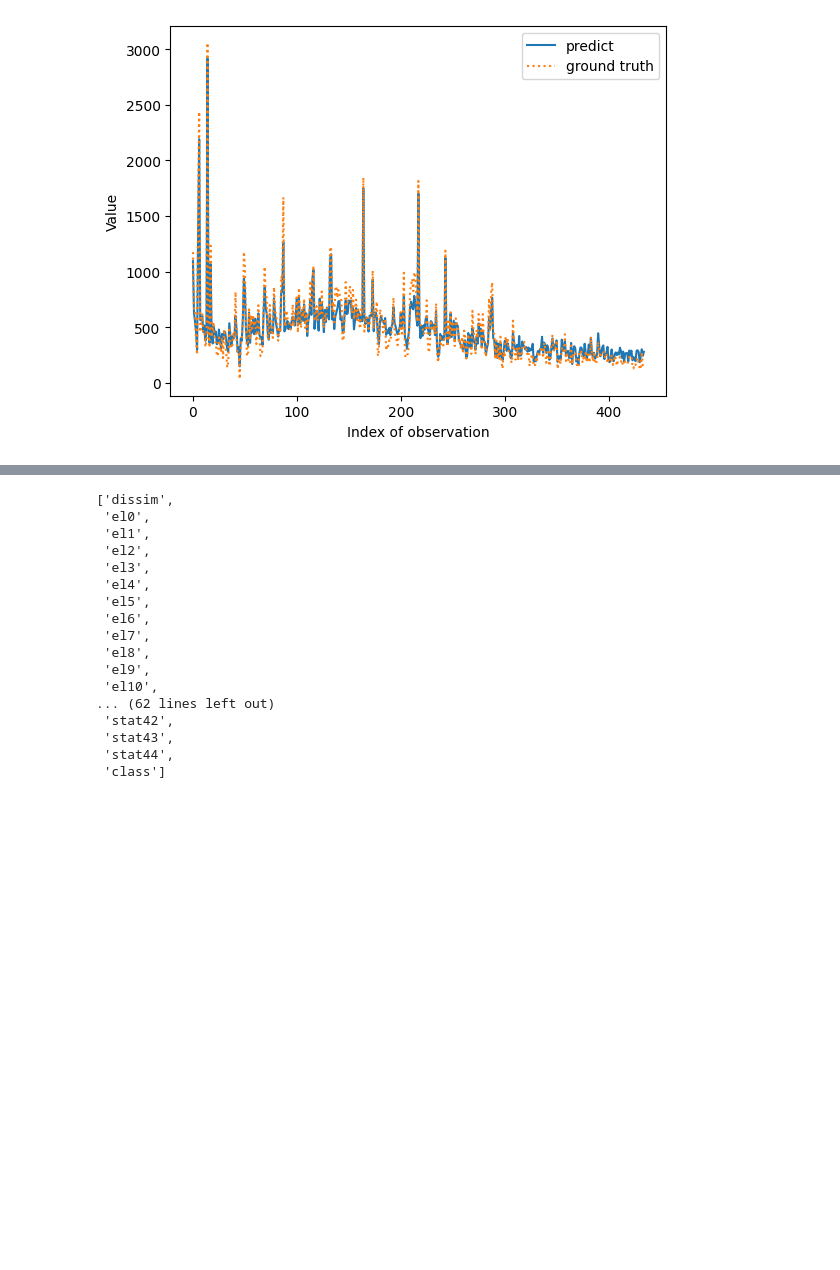
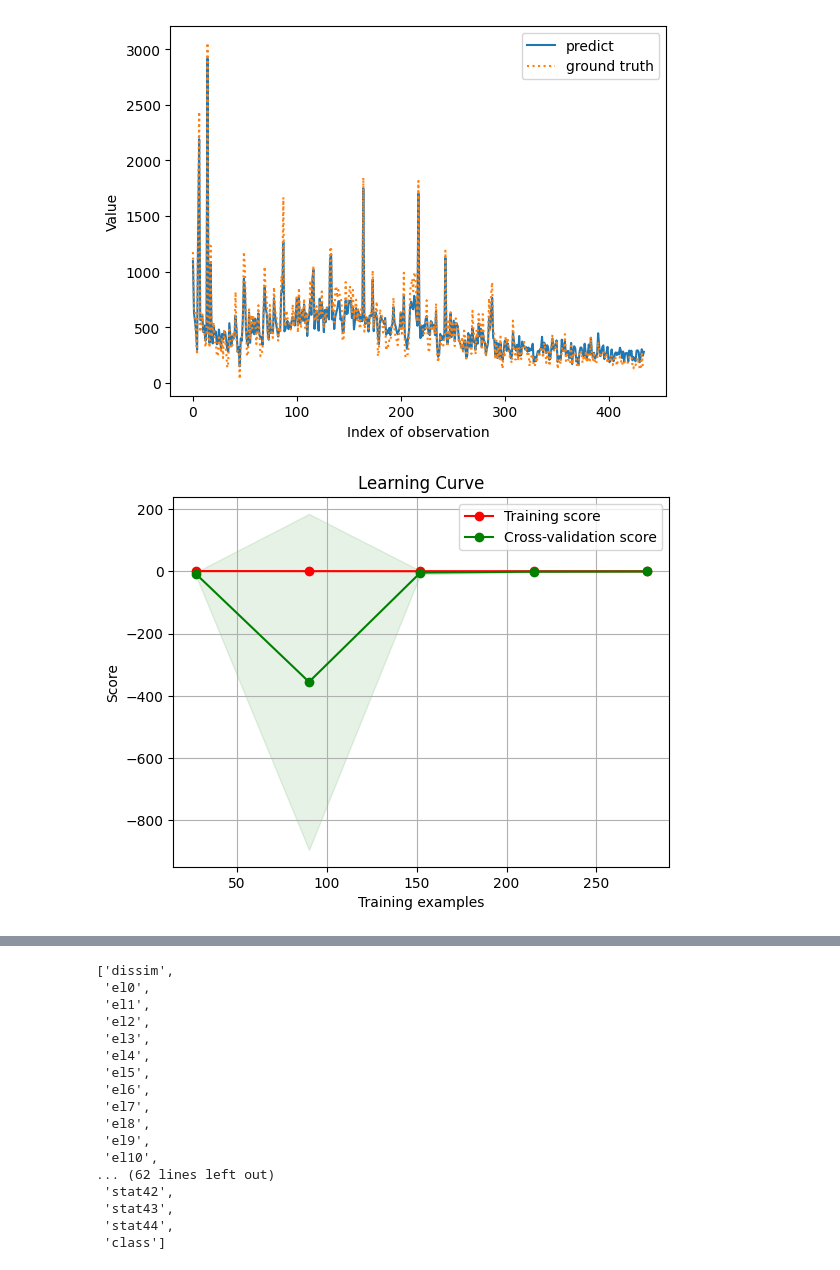
Before and after one commit to marcol13/SUS, a Jupyter notebook: regression/noise.ipynb, the cells around one changed output, grey strips where cells are left out. Saved outputs shown, nothing was run; the diff lists cells and outputs as text; code cells hidden in the pictures; blank space fills up the shorter version.

Commit message:
imbalanced-data

```diff
--- a/regression/noise.ipynb
+++ b/regression/noise.ipynb
@@ -121,3 +121,21 @@ plt.legend()
 plt.show()
 # %% [output]
 [figure]
+# %%
+from sklearn.model_selection import train_test_split
+import scikitplot.estimators as esti
+
+Xregr=data[:,0:-1]
+yregr=data[:,-1]
+
+X_train, X_test, y_train, y_test = train_test_split(Xregr, yregr, test_size=0.2, shuffle=True)
+
+regr_linear = linear_model.LinearRegression()
+regr_linear.fit(X_train, y_train)
+
+y_pred = regr_linear.predict(X_test)
+
+esti.plot_learning_curve(regr_linear, X_train, y_train)
+plt.show()
+# %% [output]
+[figure, added]
```
Also changed, not shown: parts of 2 cells of this notebook, 14 other files.
